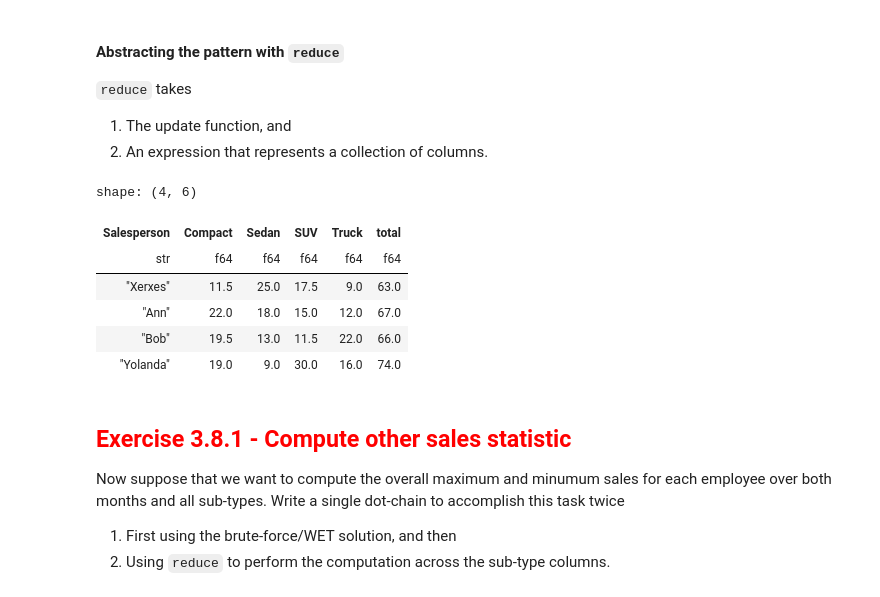
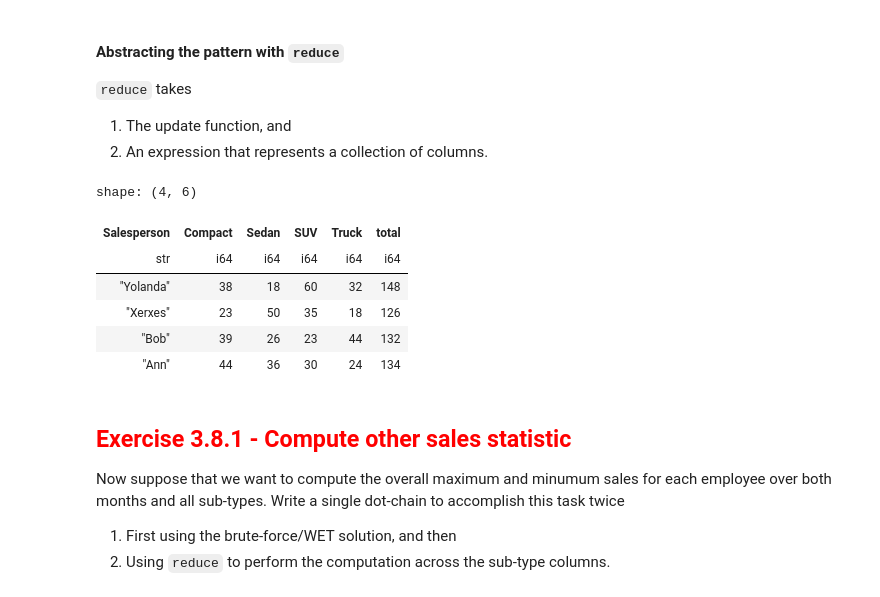
Before and after one commit to benhefel8/DSCI_326_module_3_scaling_up, a Jupyter notebook: 3_8_reduce_and_fold_in_polars.ipynb, the cells around one changed output. Cells and saved outputs as stored; diff of their text form; code cells hidden in the pictures.

```diff
--- a/3_8_reduce_and_fold_in_polars.ipynb
+++ b/3_8_reduce_and_fold_in_polars.ipynb
@@ -84,17 +99,17 @@ shape: (4, 6)
 # %%
 ( auto_sale_apr_may
   .group_by('Salesperson')
-  .agg(**{c:pl.mean(c) for c in sales_cols})
-  .with_columns(total = pl.reduce(lambda acc, col: acc + col, pl.col(pl.Float64)))
+  .agg((cs.integer()-cs.by_name('ID')).sum())
+  .with_columns(total = pl.reduce(lambda acc, col: acc + col, cs.integer()))
 )
 # %% [output]
 shape: (4, 6)
 | Salesperson | Compact | Sedan | SUV | Truck | total |
-| str | f64 | f64 | f64 | f64 | f64 |
-| "Xerxes" | 11.5 | 25.0 | 17.5 | 9.0 | 63.0 |
-| "Ann" | 22.0 | 18.0 | 15.0 | 12.0 | 67.0 |
-| "Bob" | 19.5 | 13.0 | 11.5 | 22.0 | 66.0 |
-| "Yolanda" | 19.0 | 9.0 | 30.0 | 16.0 | 74.0 |
+| str | i64 | i64 | i64 | i64 | i64 |
+| "Yolanda" | 38 | 18 | 60 | 32 | 148 |
+| "Xerxes" | 23 | 50 | 35 | 18 | 126 |
+| "Bob" | 39 | 26 | 23 | 44 | 132 |
+| "Ann" | 44 | 36 | 30 | 24 | 134 |
 # %% [markdown]
 ## <font color="red">Exercise 3.8.1 - Compute other sales statistic</font>
 
```
Also changed, not shown: parts of 7 cells of this notebook.
